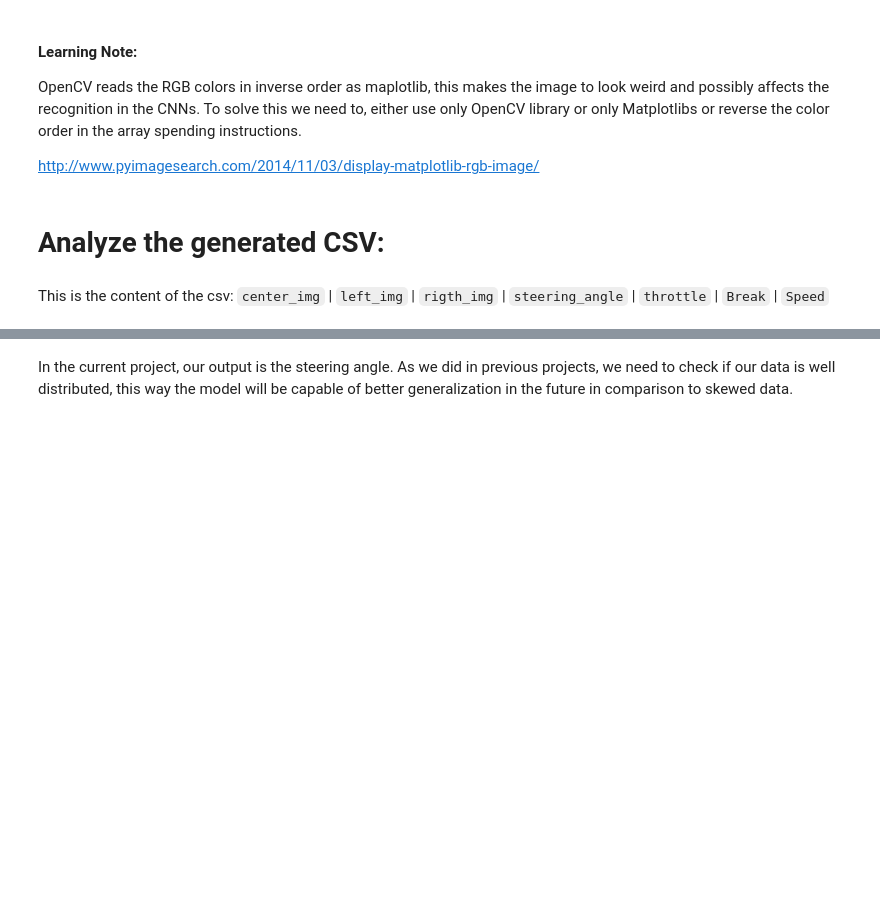
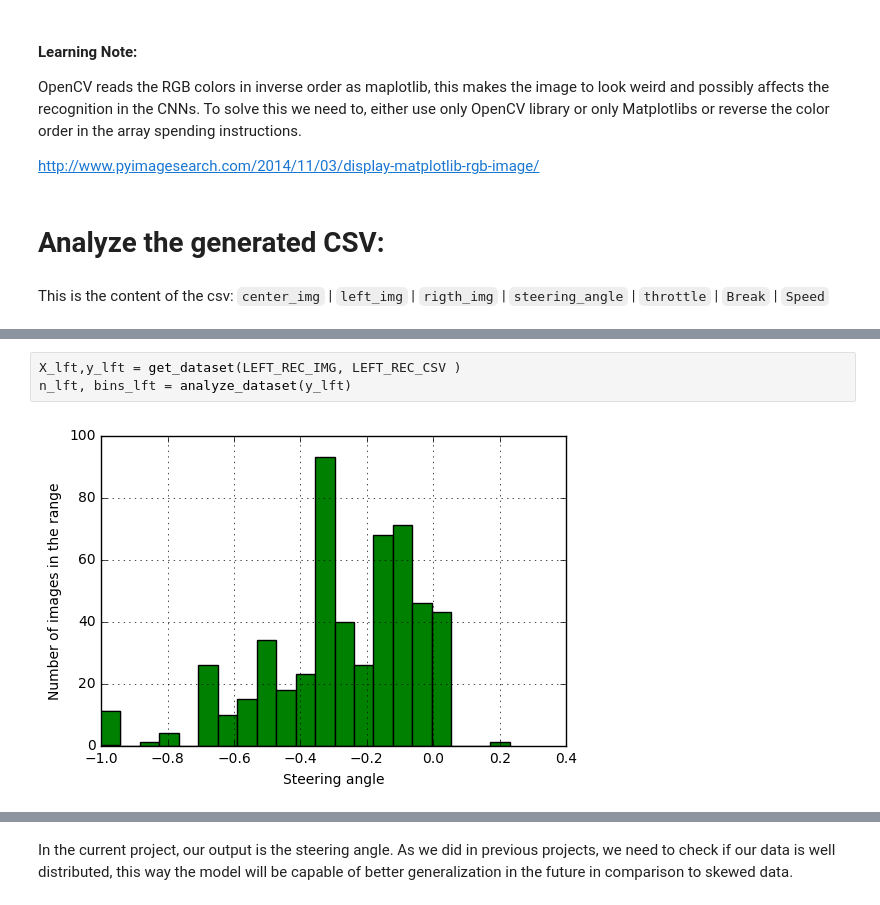
Before and after one commit to yhoazk/CarND-Behavioral-Cloning-P3, a Jupyter notebook: ExploreAndPreprocessData.ipynb, the cells around one changed output, grey strips where cells are left out. Cells and saved outputs as stored; diff of their text form; blank space fills up the shorter version.

```diff
--- a/ExploreAndPreprocessData.ipynb
+++ b/ExploreAndPreprocessData.ipynb
@@ -114,0 +224,5 @@ for line in labels_csv:
+# %%
+X_lft,y_lft = get_dataset(LEFT_REC_IMG, LEFT_REC_CSV )
+n_lft, bins_lft = analyze_dataset(y_lft)
+# %% [output]
+[figure, added]
```
Also changed, not shown: parts of 15 cells of this notebook, 2 other files.
